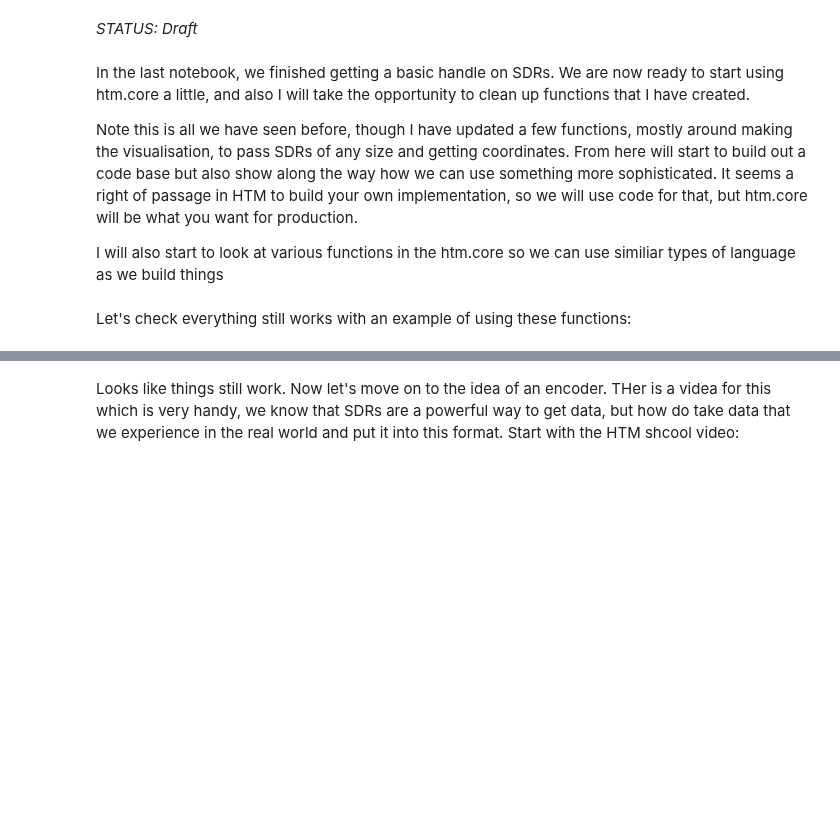
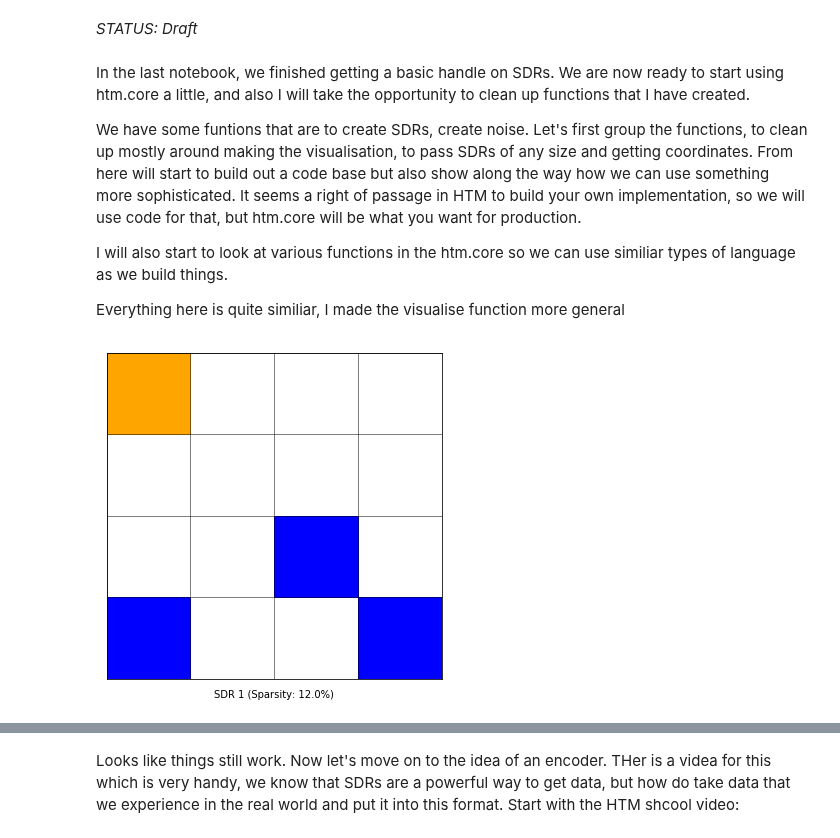
Before and after one commit to jgab3103/Jamie-Gabriel, a Jupyter notebook: Notebooks/jovyan/HTMProjects/HTM_Notes_4.ipynb, the cells around one changed output, grey strips where cells are left out. Cells and saved outputs as stored; diff of their text form; code cells hidden in the pictures; blank space fills up the shorter version.

```diff
--- a/Notebooks/jovyan/HTMProjects/HTM_Notes_4.ipynb
+++ b/Notebooks/jovyan/HTMProjects/HTM_Notes_4.ipynb
@@ -12,9 +12,11 @@ import sys
 # %% [markdown]
 In the last notebook, we finished getting a basic handle on SDRs. We are now ready to start using htm.core a little, and also I will take the opportunity to clean up functions that I have created.
 
-Note this is all we have seen before, though I have updated a few functions, mostly around making the visualisation, to pass SDRs of any size and getting coordinates. From here will start to build out a code base but also show along the way how we can use something more sophisticated. It seems a right of passage in HTM to build your own implementation, so we will use code for that, but htm.core will be what you want for production.
+We have some funtions that are to create SDRs, create noise. Let's first group the functions, to clean up mostly around making the visualisation, to pass SDRs of any size and getting coordinates. From here will start to build out a code base but also show along the way how we can use something more sophisticated. It seems a right of passage in HTM to build your own implementation, so we will use code for that, but htm.core will be what you want for production.
 
-I will also start to look at various functions in the htm.core so we can use similiar types of language as we build things
+I will also start to look at various functions in the htm.core so we can use similiar types of language as we build things.
+
+Everything here is quite similiar, I made the visualise function more general
 # %%
 #################### SINGLE SDR FUNCTIONS ###################################################
 
@@ -118,5 +123,22 @@ def convert_sdr_to_tuple_for_visualisation(sdr, sdr_size):
-# %% [markdown]
-Let's check everything still works with an example of using these functions:
+# %%
+sdr_size = 16
+population = 3
+#label = str(np.round(sdr_size/population, 3))
+
+specs1 = create_randomised_sdr(sdr_size, population)
+
+
+fig, (ax1) = plt.subplots(1, 1, figsize=(6, 6))
+
+ax1 = create_axis_for_sdr(ax1, np.sqrt(sdr_size) + 1, np.sqrt(sdr_size) + 1, population, "SDR 1")
+
+coords = convert_sdr_to_tuple_for_visualisation(specs1, sdr_size)
+
+
+SDR1 = [ax1.add_patch(Rectangle(coords[i], 1, 1, color="blue")) for i in range(len(specs1))]
+SDR1 = ax1.add_patch(Rectangle([0,3], 1, 1, color="orange"))
+# %% [output]
+[figure, added]
 # %%
 sdr_size = 256
 population = 8
```
Also changed, not shown: parts of 6 cells of this notebook.
